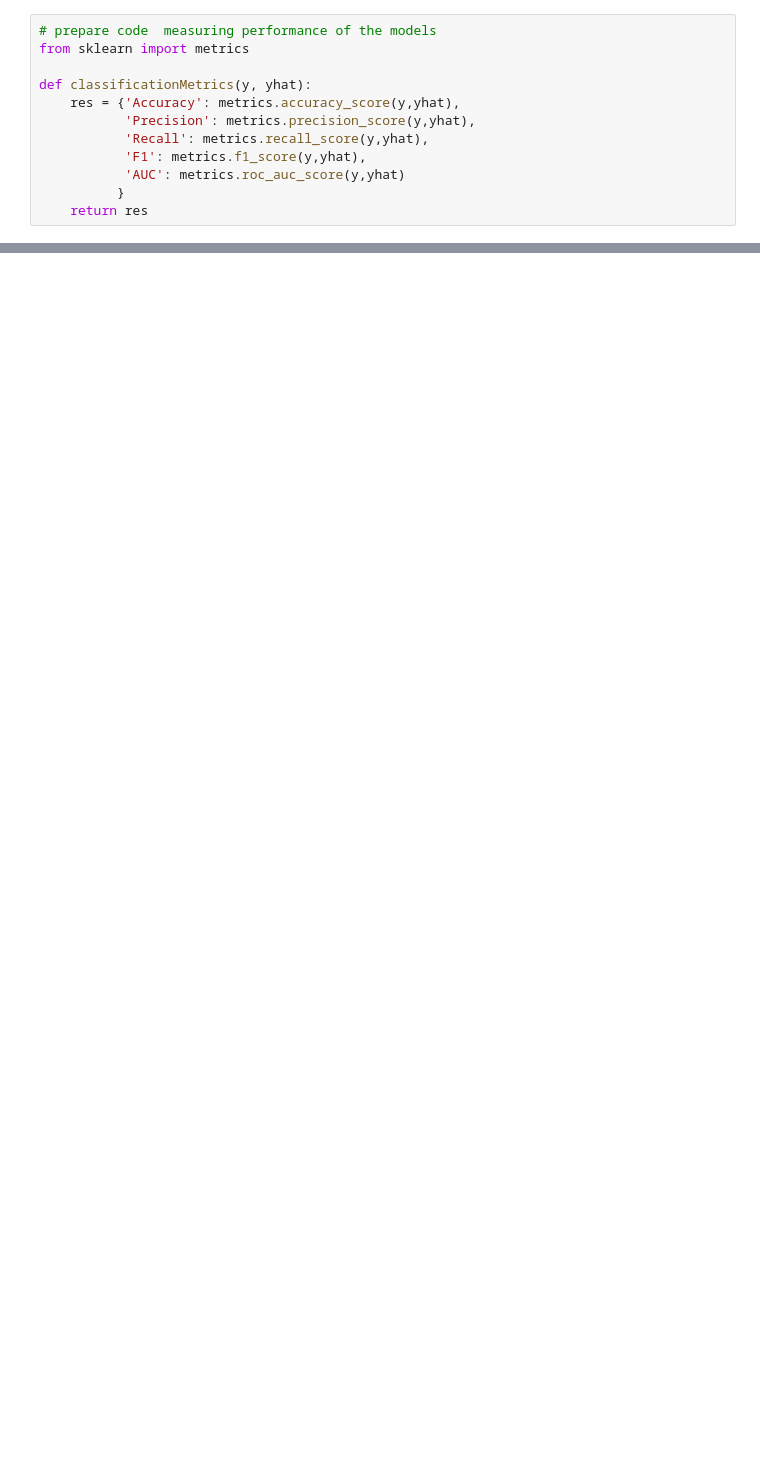
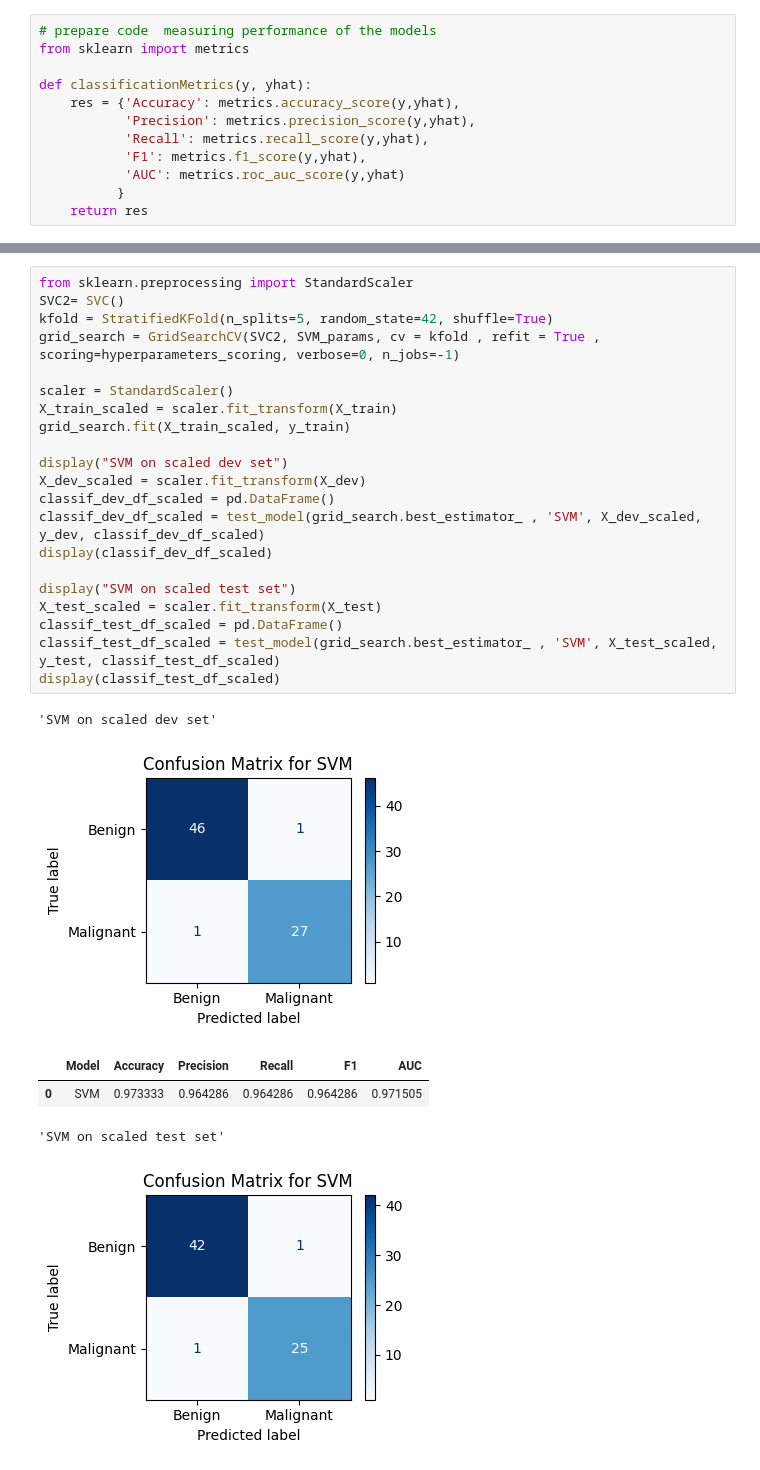
Before and after one commit to lmanov1/CancerPrediction, a Jupyter notebook: 5_ModelTraining.ipynb, the cells around one changed output, grey strips where cells are left out. Cells and saved outputs as stored; diff of their text form; blank space fills up the shorter version.

```diff
--- a/5_ModelTraining.ipynb
+++ b/5_ModelTraining.ipynb
@@ -313,0 +315,28 @@ models_perfmance.to_excel('IntermidiateData/5_FinalModelsScores.xlsx')
+# %%
+from sklearn.preprocessing import StandardScaler
+SVC2= SVC()
+kfold = StratifiedKFold(n_splits=5, random_state=42, shuffle=True)
+grid_search = GridSearchCV(SVC2, SVM_params, cv = kfold , refit = True , scoring=hyperparameters_scoring, verbose=0, n_jobs=-1)
+
+scaler = StandardScaler()
+X_train_scaled = scaler.fit_transform(X_train)
+grid_search.fit(X_train_scaled, y_train)
+
+display("SVM on scaled dev set")
+X_dev_scaled = scaler.fit_transform(X_dev)
+classif_dev_df_scaled = pd.DataFrame()
+classif_dev_df_scaled = test_model(grid_search.best_estimator_ , 'SVM', X_dev_scaled, y_dev, classif_dev_df_scaled)
+display(classif_dev_df_scaled)
+
+display("SVM on scaled test set")
+X_test_scaled = scaler.fit_transform(X_test)
+classif_test_df_scaled = pd.DataFrame()
+classif_test_df_scaled = test_model(grid_search.best_estimator_ , 'SVM', X_test_scaled, y_test, classif_test_df_scaled)
+display(classif_test_df_scaled)
+# %% [output]
+'SVM on scaled dev set'
+[figure, added]
+|  | Model | Accuracy | Precision | Recall | F1 | AUC |
+| 0 | SVM | 0.973333 | 0.964286 | 0.964286 | 0.964286 | 0.971505 |
+'SVM on scaled test set'
+[figure, added]
```
Also changed, not shown: parts of 19 cells of this notebook, 2 other files.
